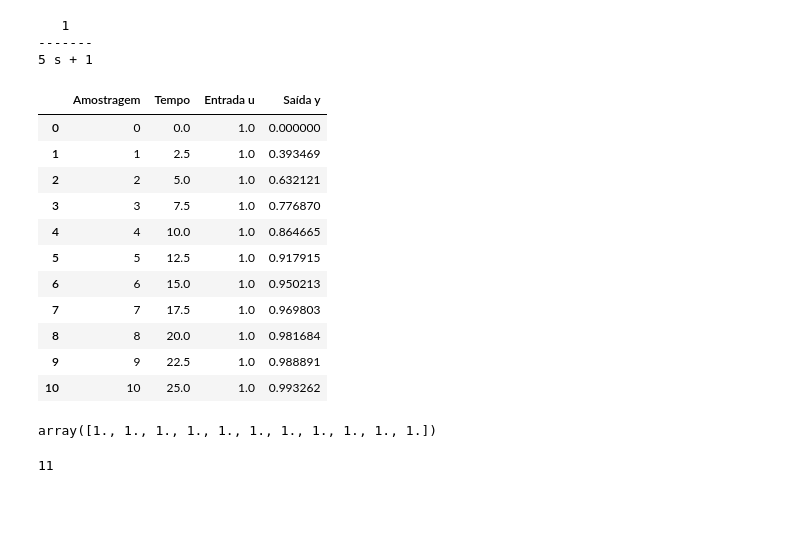
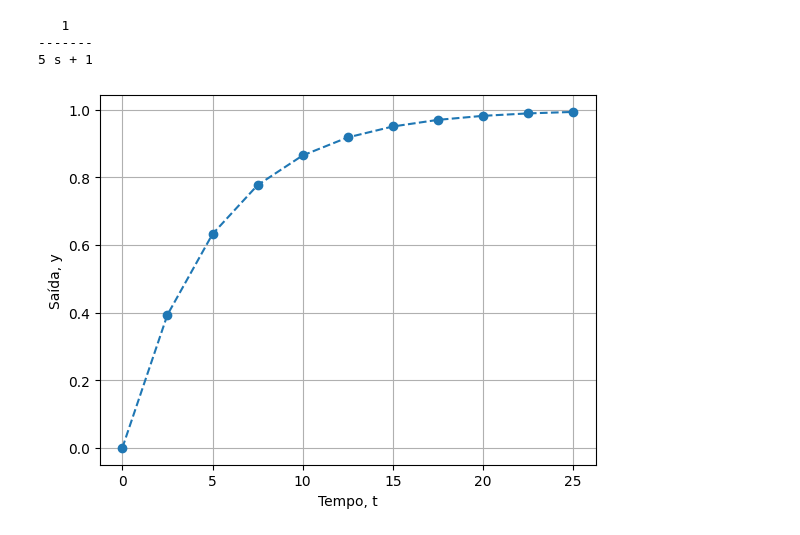
Before and after one commit to juliosdutra/Topicos-de-Controle-Avancado-UFES, a Jupyter notebook: Resposta_ao_degrau.ipynb, the cells around one changed output. Saved outputs shown, nothing was run; the diff lists cells and outputs as text; code cells hidden in the pictures; blank space fills up the shorter version.

```diff
--- a/Resposta_ao_degrau.ipynb
+++ b/Resposta_ao_degrau.ipynb
@@ -13,10 +17,10 @@ import pandas as pd
 # %%
-# Sistema de primeira ordem
+# Especificação do sistema
 Kp = 1 # Ganho estacionário
 tau = 5 # Constante de tempo
 Ts = 2.5 # Tempo de amostragem (sampling)
-G = ct.tf([Kp],[tau,1])
-print(G)
+G1 = ct.tf([Kp],[tau,1])
+print(G1)
 # %% [output]
    1
 -------
@@ -27,29 +31,11 @@ tsimu = np.arange(start=0, stop=25+Ts, step=Ts)
 N = len(tsimu)
 sample = range(N) # Número da amostragem
 u = np.ones(N) # Variável de entrada
-t, y = ct.step_response(G, T=tsimu)
-
-dados = {'Amostragem': sample, 'Tempo':t, 'Entrada u': u, 'Saída y': y}
-df = pd.DataFrame(dados)
-df
+t, y = ct.step_response(G1, T=tsimu)
-# %% [output]
-|  | Amostragem | Tempo | Entrada u | Saída y |
-| 0 | 0 | 0.0 | 1.0 | 0.000000 |
-| 1 | 1 | 2.5 | 1.0 | 0.393469 |
-| 2 | 2 | 5.0 | 1.0 | 0.632121 |
-| 3 | 3 | 7.5 | 1.0 | 0.776870 |
-| 4 | 4 | 10.0 | 1.0 | 0.864665 |
-| 5 | 5 | 12.5 | 1.0 | 0.917915 |
-| 6 | 6 | 15.0 | 1.0 | 0.950213 |
-| 7 | 7 | 17.5 | 1.0 | 0.969803 |
-| 8 | 8 | 20.0 | 1.0 | 0.981684 |
-| 9 | 9 | 22.5 | 1.0 | 0.988891 |
-| 10 | 10 | 25.0 | 1.0 | 0.993262 |
-# %%
- np.ones(N)
-# %% [output]
-array([1., 1., 1., 1., 1., 1., 1., 1., 1., 1., 1.])
-# %%
-N
-# %% [output]
-11
+# %%
+plt.plot(t, y, 'o--')
+plt.xlabel('Tempo, t')
+plt.ylabel('Saída, y')
+plt.grid()
+# %% [output]
+[figure, added]
```
Also changed, not shown: parts of 5 cells of this notebook.
